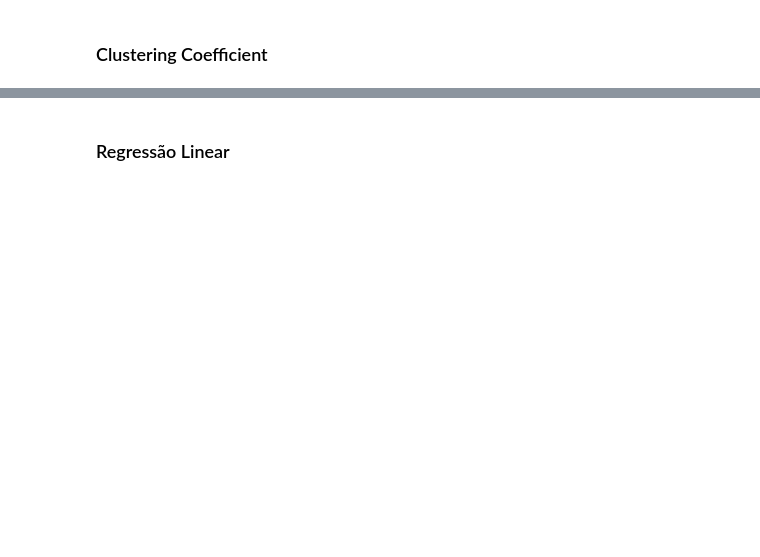
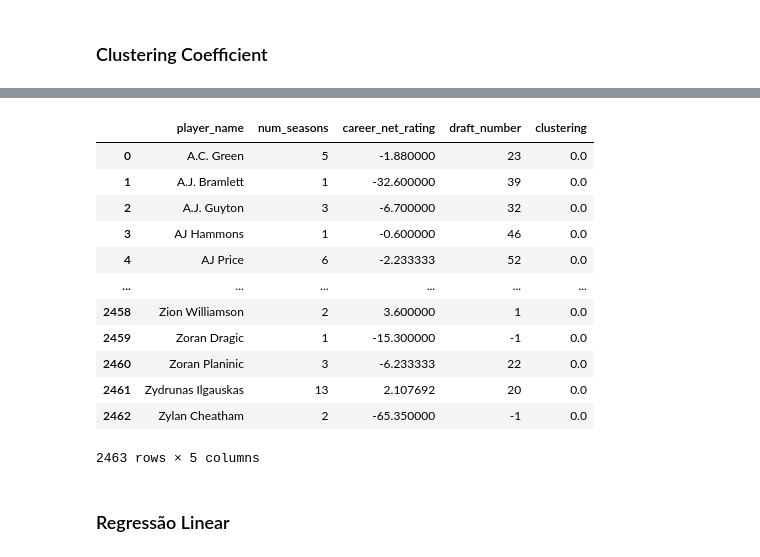
Before and after one commit to gabri190/Redesoc-Projetos-Aps, a Jupyter notebook: notebooks/Projeto/Projeto_Redes.ipynb, the cells around one changed output, grey strips where cells are left out. Saved outputs shown, nothing was run; the diff lists cells and outputs as text; code cells hidden in the pictures; blank space fills up the shorter version.

```diff
--- a/notebooks/Projeto/Projeto_Redes.ipynb
+++ b/notebooks/Projeto/Projeto_Redes.ipynb
@@ -196,0 +171,7 @@ df_regression
+# %%
+#fazer esse drataframe anteriro em menos passos
+df_career = df.groupby('player_name').agg({'season': 'nunique', 'net_rating': 'mean', 'draft_number': 'max'}).reset_index()
+df_career = df_career.rename(columns={'season': 'num_seasons', 'net_rating': 'career_net_rating'})
+#replace dos valores de draft_number para inteiros e "undrafetd" para -1
+df_career['draft_number'] = df_career['draft_number'].replace('Undrafted', -1).astype(int)
+df_career
@@ -251,2 +219,22 @@ See the caveats in the documentation: https://pandas.pydata.org/pandas-docs/stab
+# %%
+lista_clustering=[]
+for value in data_clustering['clustering']:
+    lista_clustering.append(value)
+df_career['clustering']=lista_clustering
+df_career
+# %% [output]
+|  | player_name | num_seasons | career_net_rating | draft_number | clustering |
+| 0 | A.C. Green | 5 | -1.880000 | 23 | 0.0 |
+| 1 | A.J. Bramlett | 1 | -32.600000 | 39 | 0.0 |
+| 2 | A.J. Guyton | 3 | -6.700000 | 32 | 0.0 |
+| 3 | AJ Hammons | 1 | -0.600000 | 46 | 0.0 |
+| 4 | AJ Price | 6 | -2.233333 | 52 | 0.0 |
+| ... | ... | ... | ... | ... | ... |
+| 2458 | Zion Williamson | 2 | 3.600000 | 1 | 0.0 |
+| 2459 | Zoran Dragic | 1 | -15.300000 | -1 | 0.0 |
+| 2460 | Zoran Planinic | 3 | -6.233333 | 22 | 0.0 |
+| 2461 | Zydrunas Ilgauskas | 13 | 2.107692 | 20 | 0.0 |
+| 2462 | Zylan Cheatham | 2 | -65.350000 | -1 | 0.0 |
+2463 rows × 5 columns
 # %% [markdown]
 ### Regressão Linear
```
Also changed, not shown: parts of 29 cells of this notebook.
